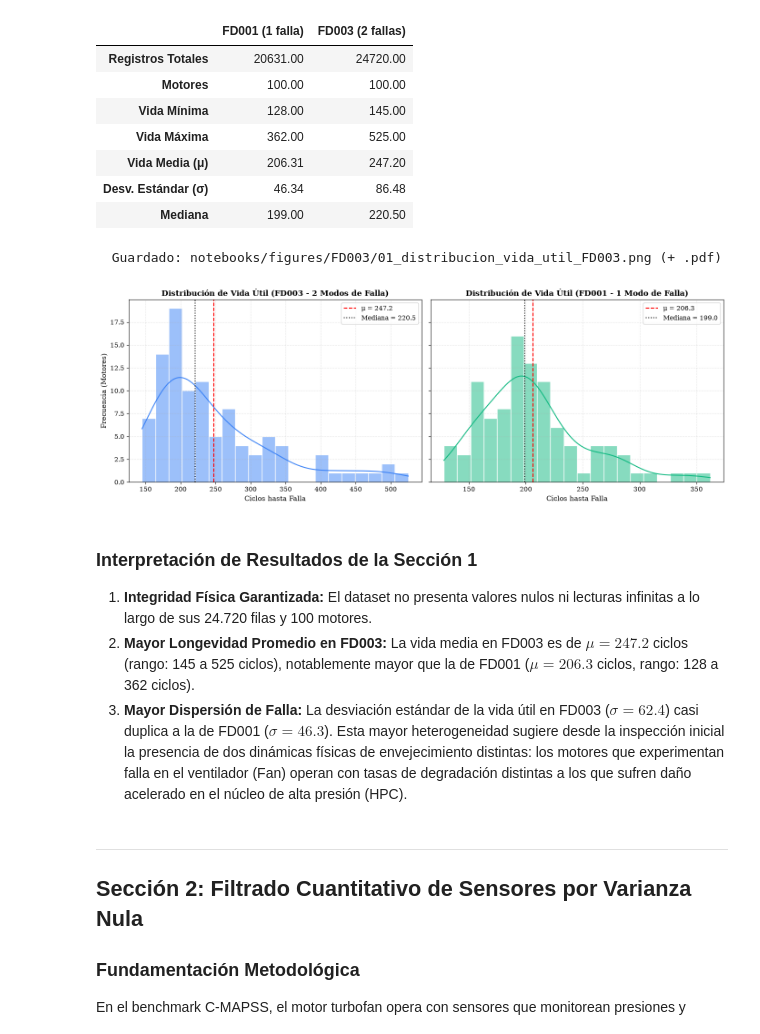
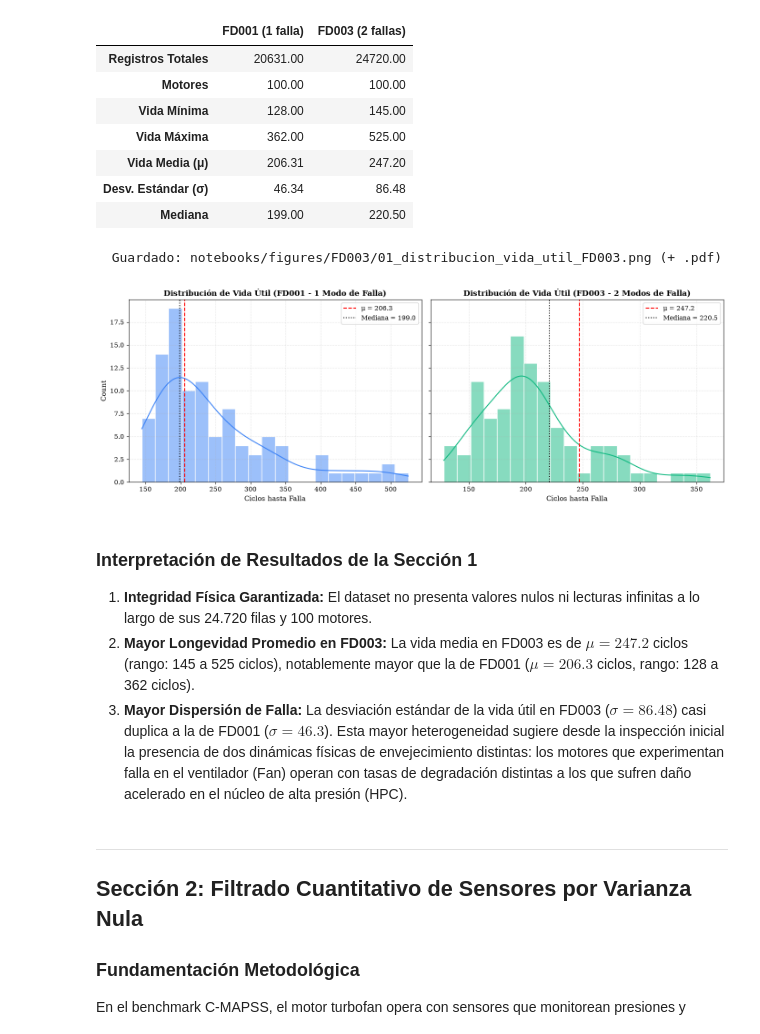
Before and after one commit to JairRamosG/RUL-CMAPSS, a Jupyter notebook: notebooks/03_eda_FD003.ipynb, the cells around one changed output. Cells and saved outputs as stored; diff of their text form; code cells hidden in the pictures.

```diff
--- a/notebooks/03_eda_FD003.ipynb
+++ b/notebooks/03_eda_FD003.ipynb
@@ -166,33 +166,33 @@ display(summary_df.round(2))
 # %%
 # 4. Gráfica comparativa de distribución de vida útil
 fig, axes = plt.subplots(1, 2, figsize=(14, 5), sharey=True)
 
-sns.histplot(life_fd003, kde=True, ax=axes[0], color='#3B82F6', bins=20, edgecolor='white')
-axes[0].axvline(life_fd003.mean(), color='red', linestyle='--', linewidth=1.5, label=f'μ = {life_fd003.mean():.1f}')
-axes[0].axvline(life_fd003.median(), color='black', linestyle=':', linewidth=1.5, label=f'Mediana = {life_fd003.median():.1f}')
-axes[0].set_title('Distribución de Vida Útil (FD003 - 2 Modos de Falla)', fontweight='bold')
+sns.histplot(life_fd001, kde=True, ax=axes[1], color='#10B981', bins=20, edgecolor='white')
+axes[0].axvline(life_fd001.mean(), color='red', linestyle='--', linewidth=1.5, label=f'μ = {life_fd001.mean():.1f}')
+axes[0].axvline(life_fd001.median(), color='black', linestyle=':', linewidth=1.5, label=f'Mediana = {life_fd001.median():.1f}')
+axes[0].set_title('Distribución de Vida Útil (FD001 - 1 Modo de Falla)', fontweight='bold')
 axes[0].set_xlabel('Ciclos hasta Falla')
-axes[0].set_ylabel('Frecuencia (Motores)')
 axes[0].legend()
 
-sns.histplot(life_fd001, kde=True, ax=axes[1], color='#10B981', bins=20, edgecolor='white')
-axes[1].axvline(life_fd001.mean(), color='red', linestyle='--', linewidth=1.5, label=f'μ = {life_fd001.mean():.1f}')
-axes[1].axvline(life_fd001.median(), color='black', linestyle=':', linewidth=1.5, label=f'Mediana = {life_fd001.median():.1f}')
-axes[1].set_title('Distribución de Vida Útil (FD001 - 1 Modo de Falla)', fontweight='bold')
+sns.histplot(life_fd003, kde=True, ax=axes[0], color='#3B82F6', bins=20, edgecolor='white')
+axes[1].axvline(life_fd003.mean(), color='red', linestyle='--', linewidth=1.5, label=f'μ = {life_fd003.mean():.1f}')
+axes[1].axvline(life_fd003.median(), color='black', linestyle=':', linewidth=1.5, label=f'Mediana = {life_fd003.median():.1f}')
+axes[1].set_title('Distribución de Vida Útil (FD003 - 2 Modos de Falla)', fontweight='bold')
 axes[1].set_xlabel('Ciclos hasta Falla')
+axes[1].set_ylabel('Frecuencia (Motores)')
 axes[1].legend()
 
 plt.tight_layout()
 guardar_fig('01_distribucion_vida_util_FD003', fig)
 plt.show()
 # %% [output]
   Guardado: notebooks/figures/FD003/01_distribucion_vida_util_FD003.png (+ .pdf)
-[figure, old version]
+[figure, new version]
 # %% [markdown]
 ### Interpretación de Resultados de la Sección 1
 1. **Integridad Física Garantizada:** El dataset no presenta valores nulos ni lecturas infinitas a lo largo de sus 24.720 filas y 100 motores.
 2. **Mayor Longevidad Promedio en FD003:** La vida media en FD003 es de $\mu = 247.2$ ciclos (rango: 145 a 525 ciclos), notablemente mayor que la de FD001 ($\mu = 206.3$ ciclos, rango: 128 a 362 ciclos).
-3. **Mayor Dispersión de Falla:** La desviación estándar de la vida útil en FD003 ($\sigma = 62.4$) casi duplica a la de FD001 ($\sigma = 46.3$). Esta mayor heterogeneidad sugiere desde la inspección inicial la presencia de dos dinámicas físicas de envejecimiento distintas: los motores que experimentan falla en el ventilador (Fan) operan con tasas de degradación distintas a los que sufren daño acelerado en el núcleo de alta presión (HPC).
+3. **Mayor Dispersión de Falla:** La desviación estándar de la vida útil en FD003 ($\sigma = 86.48$) casi duplica a la de FD001 ($\sigma = 46.3$). Esta mayor heterogeneidad sugiere desde la inspección inicial la presencia de dos dinámicas físicas de envejecimiento distintas: los motores que experimentan falla en el ventilador (Fan) operan con tasas de degradación distintas a los que sufren daño acelerado en el núcleo de alta presión (HPC).
 # %% [markdown]
 ---
 
```
Also changed, not shown: parts of 13 cells of this notebook.
